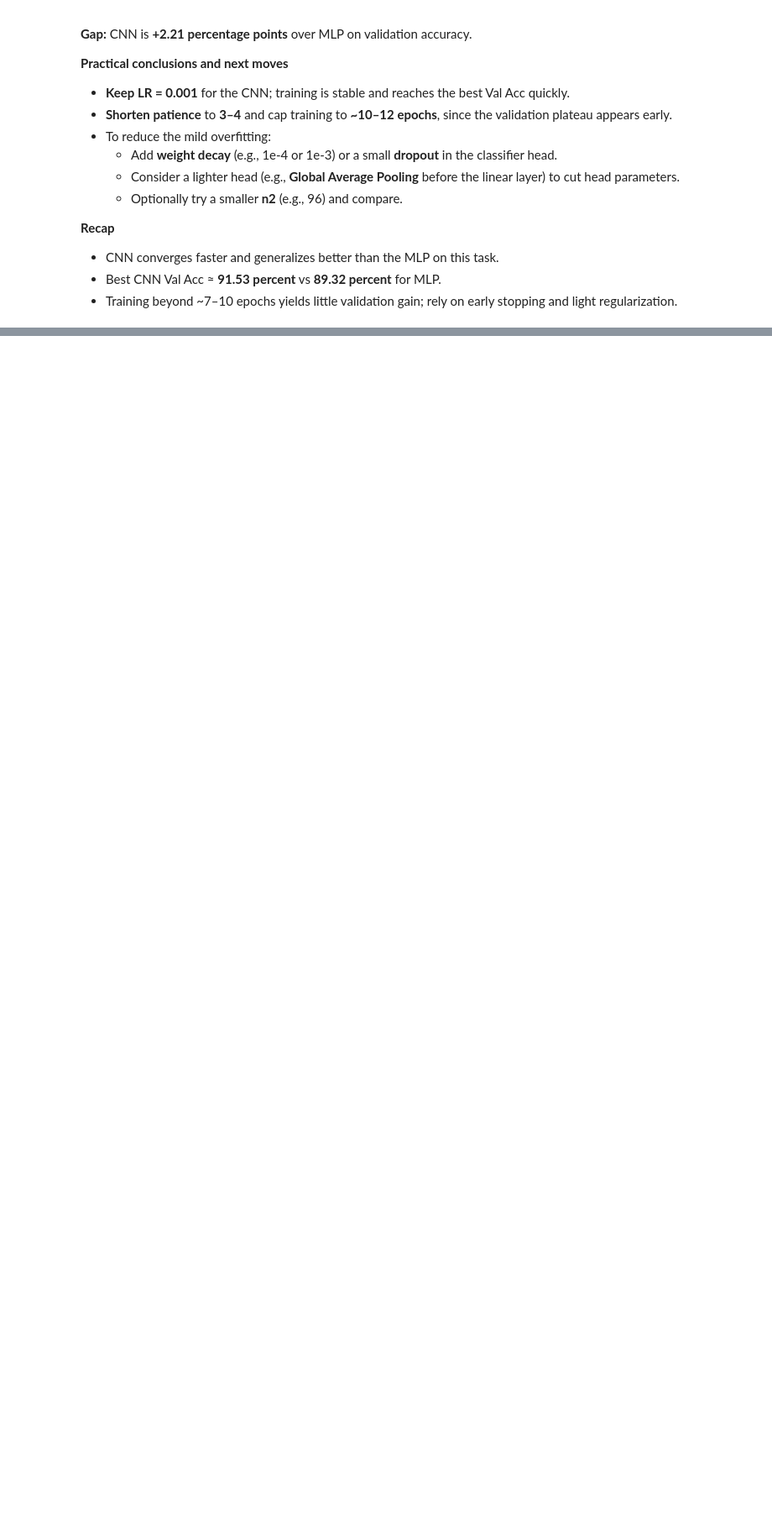
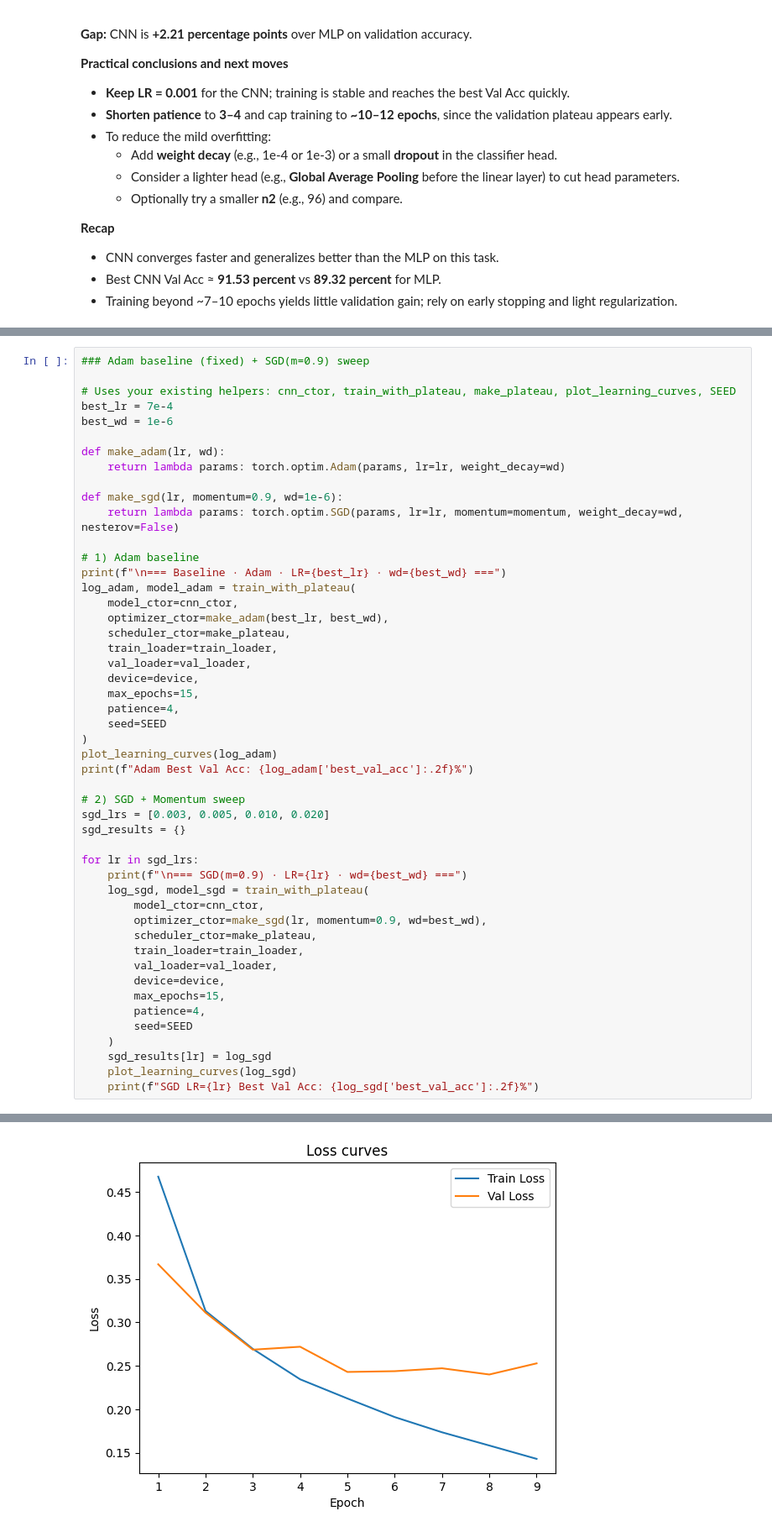
Before and after one commit to IvanNece/LABS_ML_Vision_Multimedia, a Jupyter notebook: Lab02_HyperparameterSelection/Hyper-parameter tuning on Fashion-MNIST (PyTorch).ipynb, the cells around one changed output, grey strips where cells are left out. Shown at 84% size. Cells and saved outputs as stored; diff of their text form; blank space fills up the shorter version.

```diff
--- a/Lab02_HyperparameterSelection/Hyper-parameter tuning on Fashion-MNIST (PyTorch).ipynb
+++ b/Lab02_HyperparameterSelection/Hyper-parameter tuning on Fashion-MNIST (PyTorch).ipynb
@@ -999,0 +1458,50 @@ Saved: cnn_architecture.svg
+# %%
+### Adam baseline (fixed) + SGD(m=0.9) sweep
+
+# Uses your existing helpers: cnn_ctor, train_with_plateau, make_plateau, plot_learning_curves, SEED
+best_lr = 7e-4
+best_wd = 1e-6
+
+def make_adam(lr, wd):
+    return lambda params: torch.optim.Adam(params, lr=lr, weight_decay=wd)
+
+def make_sgd(lr, momentum=0.9, wd=1e-6):
+    return lambda params: torch.optim.SGD(params, lr=lr, momentum=momentum, weight_decay=wd, nesterov=False)
+
+# 1) Adam baseline
+print(f"\n=== Baseline · Adam · LR={best_lr} · wd={best_wd} ===")
+log_adam, model_adam = train_with_plateau(
+    model_ctor=cnn_ctor,
+    optimizer_ctor=make_adam(best_lr, best_wd),
+    scheduler_ctor=make_plateau,
+    train_loader=train_loader,
+    val_loader=val_loader,
+    device=device,
+    max_epochs=15,
+    patience=4,
+    seed=SEED
+)
+plot_learning_curves(log_adam)
+print(f"Adam Best Val Acc: {log_adam['best_val_acc']:.2f}%")
+
+# 2) SGD + Momentum sweep
+sgd_lrs = [0.003, 0.005, 0.010, 0.020]
+sgd_results = {}
+
+for lr in sgd_lrs:
+    print(f"\n=== SGD(m=0.9) · LR={lr} · wd={best_wd} ===")
+    log_sgd, model_sgd = train_with_plateau(
+        model_ctor=cnn_ctor,
+        optimizer_ctor=make_sgd(lr, momentum=0.9, wd=best_wd),
+        scheduler_ctor=make_plateau,
+        train_loader=train_loader,
+        val_loader=val_loader,
+        device=device,
+        max_epochs=15,
+        patience=4,
+        seed=SEED
+    )
+    sgd_results[lr] = log_sgd
+    plot_learning_curves(log_sgd)
+    print(f"SGD LR={lr} Best Val Acc: {log_sgd['best_val_acc']:.2f}%")
+# %% [output]
@@ -999,0 +1519 @@ Saved: cnn_architecture.svg
+[figure, added]
```
Also changed, not shown: parts of 24 cells of this notebook.
